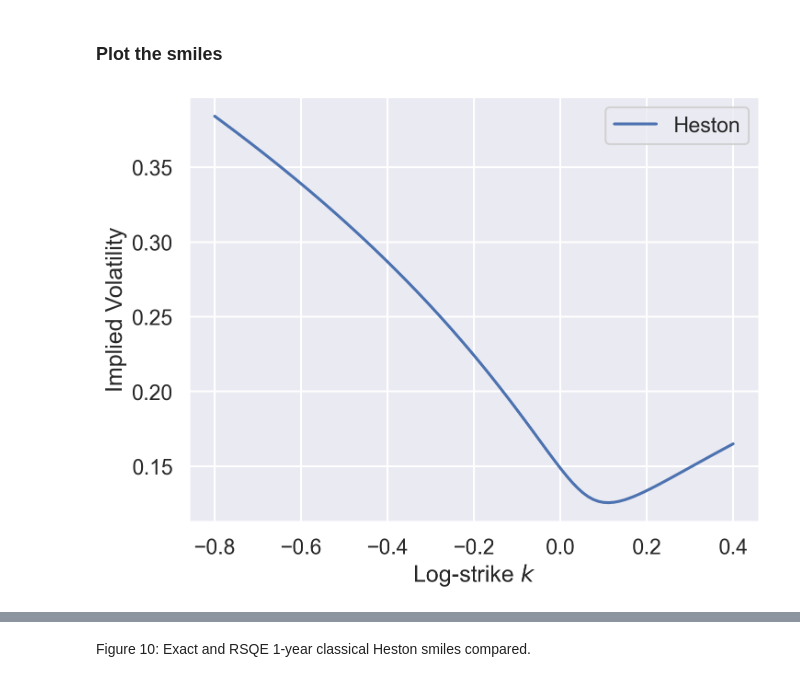
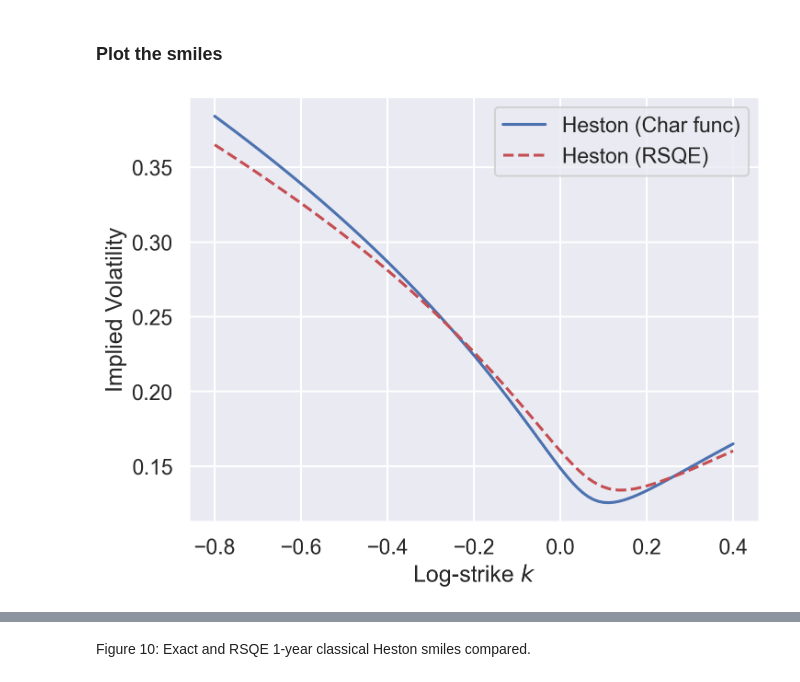
Before and after one commit to fbourgey/RoughVolatilityWorkshop, a Jupyter notebook: QM2024_4_Computation.ipynb, the cells around one changed output, grey strips where cells are left out. Saved outputs shown, nothing was run; the diff lists cells and outputs as text; code cells hidden in the pictures.

Commit message:
adding rsqe scheme

```diff
--- a/QM2024_4_Computation.ipynb
+++ b/QM2024_4_Computation.ipynb
@@ -1125,3 +1082,15 @@ S.128.RSQE <- exp(res.128.RSQE$x)
+# %%
+n_mc = 1 * 10**5
+n_steps = 200
+# %%
+res_rsqe = rough_heston.simulate_rsqe(
+    T=T, params=params_heston, xi=xi_curve, n_mc=n_mc, n_steps=n_steps
+)
+# %%
+from utils import black_otm_impvol_mc
+
+
+impvol_heston_rsqe = black_otm_impvol_mc(S=np.exp(res_rsqe["x"]), k=ks, T=T)
 # %% [markdown]
 ### Why is RSQE slow compared to Andersen's QE scheme?
 
@@ -1151,13 +1112,14 @@ impvol_heston = impvol_heston_charfunc(ks, 1, params_heston)
+# %%
+impvol_heston = impvol_heston_charfunc(ks, T, params_heston)
 # %% [markdown]
 ### Plot the smiles
 # %%
 fig, ax = plt.subplots()
-ax.plot(ks, impvol_heston, "b-", label="Heston")
-# ax.plot(ks, volPade.44, "r--", label="Pade 4-4")
-# ax.plot(ks, volPade.55, "g--", label="Pade 5-5")
+ax.plot(ks, impvol_heston, "b-", label="Heston (Char func)")
+ax.plot(ks, impvol_heston_rsqe, "r--", label="Heston (RSQE)")
 ax.set_xlabel("Log-strike $k$")
 ax.set_ylabel("Implied Volatility")
 ax.legend()
 plt.show()
 # %% [output]
-[figure, old version]
+[figure, new version]
```
Also changed, not shown: parts of 13 cells of this notebook, 3 other files.
